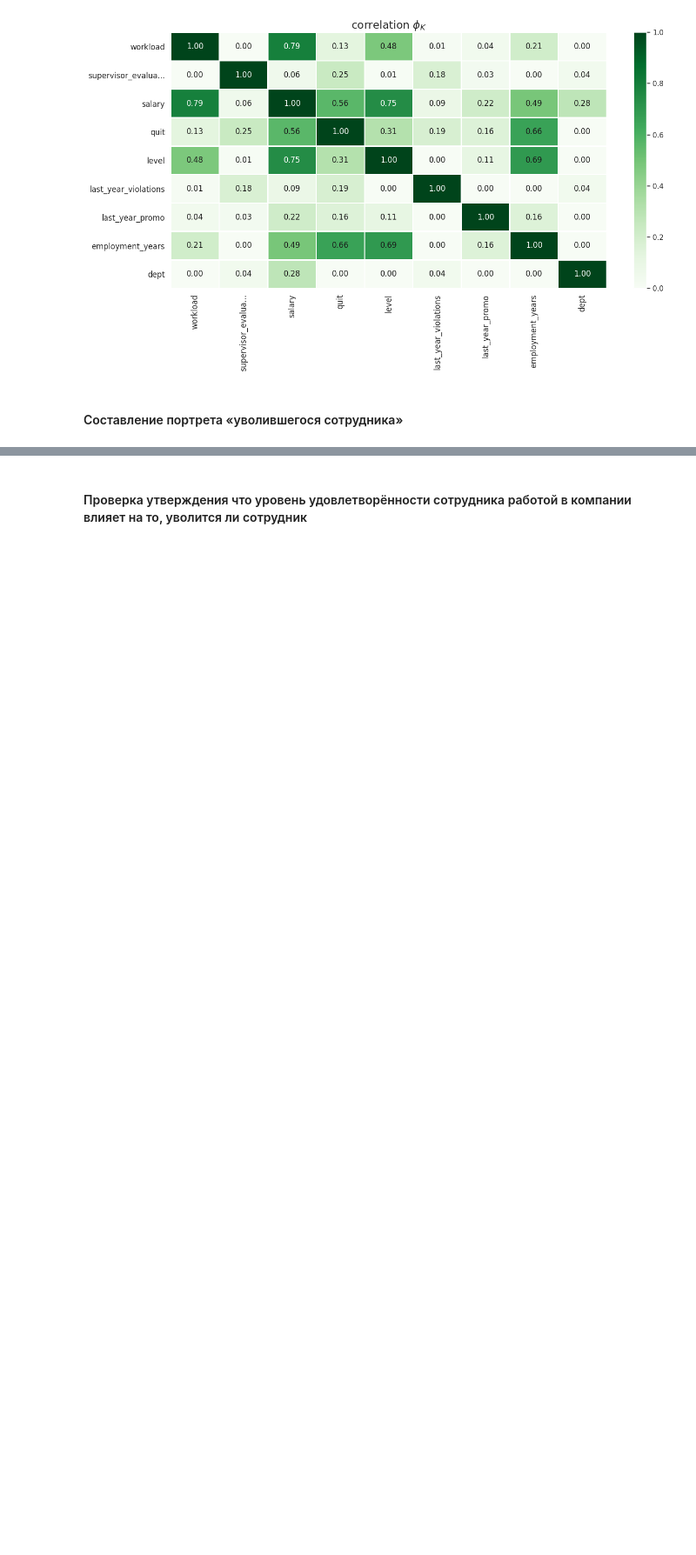
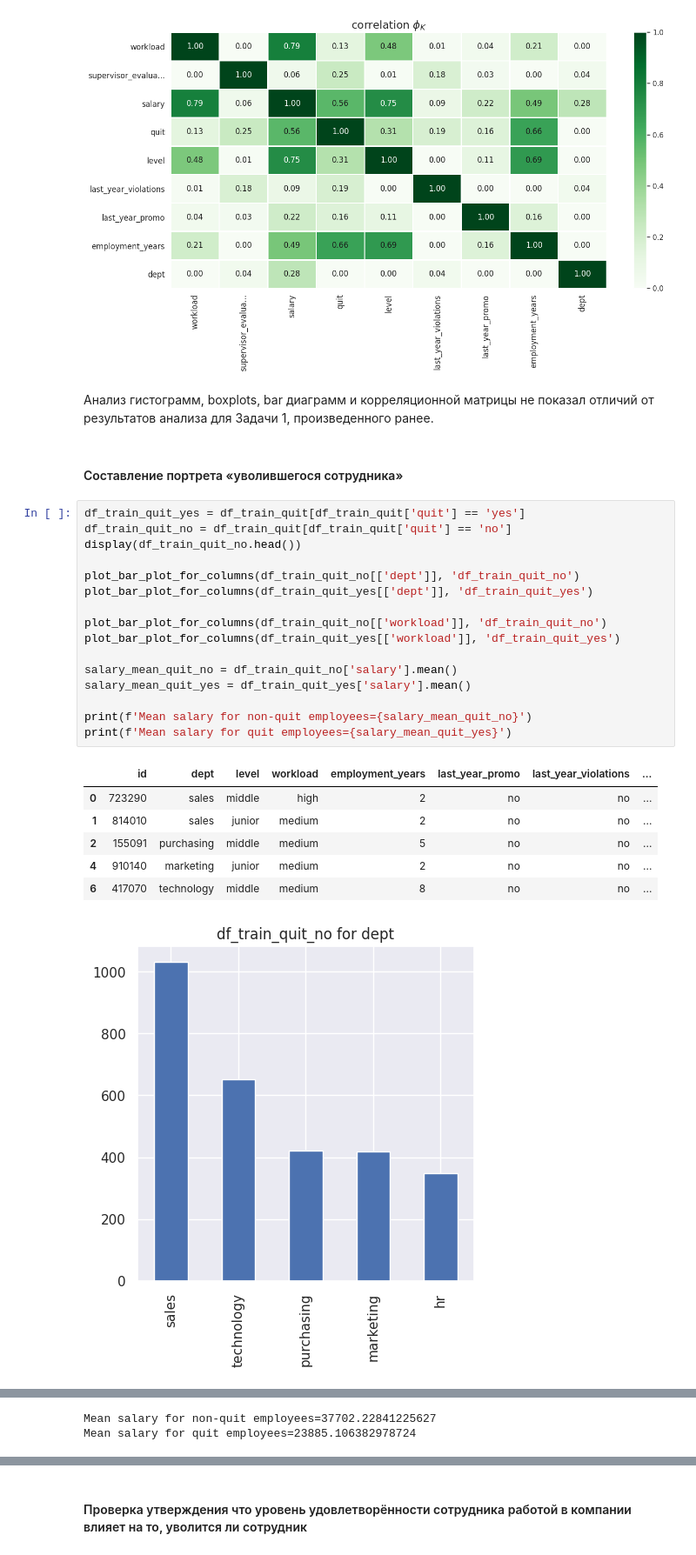
Before and after one commit to theotheo46/yap, a Jupyter notebook: notebooks/hr.ipynb, the cells around one changed output, grey strips where cells are left out. Shown at 87% size. Drawn from its saved outputs; the diff is of its cells as text; blank space fills up the shorter version.

```diff
--- a/notebooks/hr.ipynb
+++ b/notebooks/hr.ipynb
@@ -759,5 +757,31 @@ plot_correlation_matrix(
 | supervisor_evaluation | 0.042772 | 0.000000 | 0.032376 | 0.179228 | 0.007189 | 0.245489 | 0.055330 | ... |
 | workload | 0.000000 | 0.213013 | 0.044388 | 0.014063 | 0.479480 | 0.132243 | 0.793876 | ... |
 [figure]
+# %% [markdown]
+Анализ гистограмм, boxplots, bar диаграмм и корреляционной матрицы не показал отличий от результатов анализа для Задачи 1, произведенного ранее.
 # %% [markdown]
 #### Составление портрета «уволившегося сотрудника»
+# %%
+df_train_quit_yes = df_train_quit[df_train_quit['quit'] == 'yes']
+df_train_quit_no = df_train_quit[df_train_quit['quit'] == 'no']
+display(df_train_quit_no.head())
+
+plot_bar_plot_for_columns(df_train_quit_no[['dept']], 'df_train_quit_no')
+plot_bar_plot_for_columns(df_train_quit_yes[['dept']], 'df_train_quit_yes')
+
+plot_bar_plot_for_columns(df_train_quit_no[['workload']], 'df_train_quit_no')
+plot_bar_plot_for_columns(df_train_quit_yes[['workload']], 'df_train_quit_yes')
+
+salary_mean_quit_no = df_train_quit_no['salary'].mean()
+salary_mean_quit_yes = df_train_quit_yes['salary'].mean()
+
+print(f'Mean salary for non-quit employees={salary_mean_quit_no}')
+print(f'Mean salary for quit employees={salary_mean_quit_yes}')
+# %% [output]
+|  | id | dept | level | workload | employment_years | last_year_promo | last_year_violations | ... |
+| 0 | 723290 | sales | middle | high | 2 | no | no | ... |
+| 1 | 814010 | sales | junior | medium | 2 | no | no | ... |
+| 2 | 155091 | purchasing | middle | medium | 5 | no | no | ... |
+| 4 | 910140 | marketing | junior | medium | 2 | no | no | ... |
+| 6 | 417070 | technology | middle | medium | 8 | no | no | ... |
+[figure, added]
@@ -763,0 +791,2 @@ plot_correlation_matrix(
+Mean salary for non-quit employees=37702.22841225627
+Mean salary for quit employees=23885.106382978724
```
Also changed, not shown: parts of 23 cells of this notebook.
